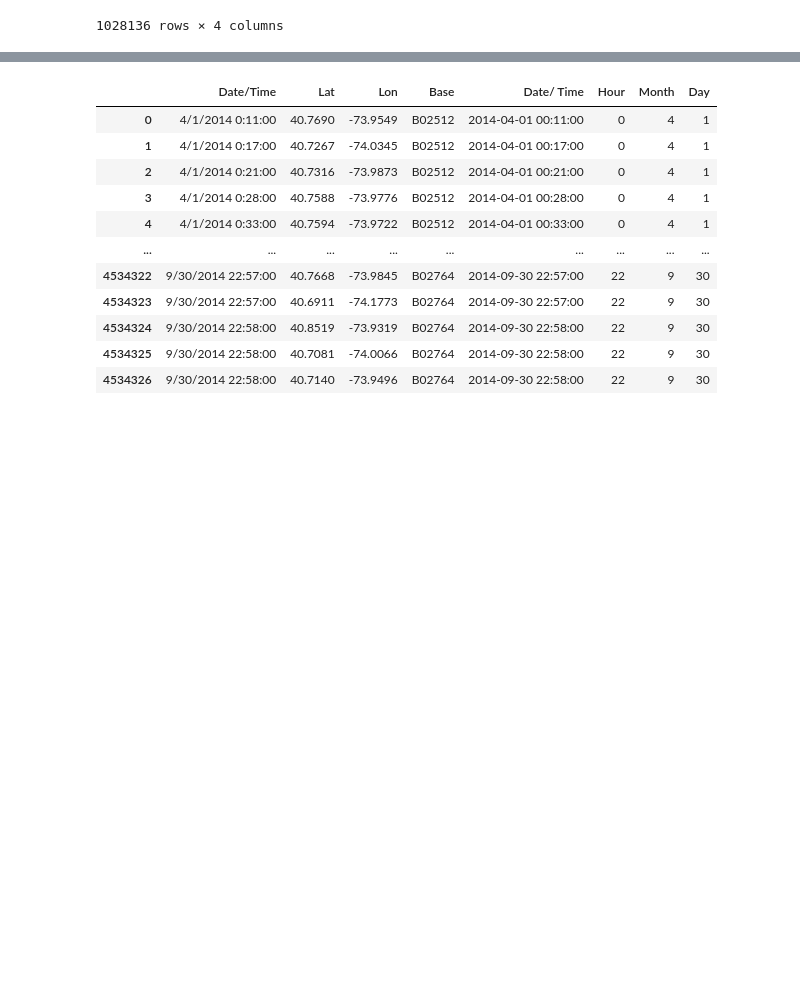
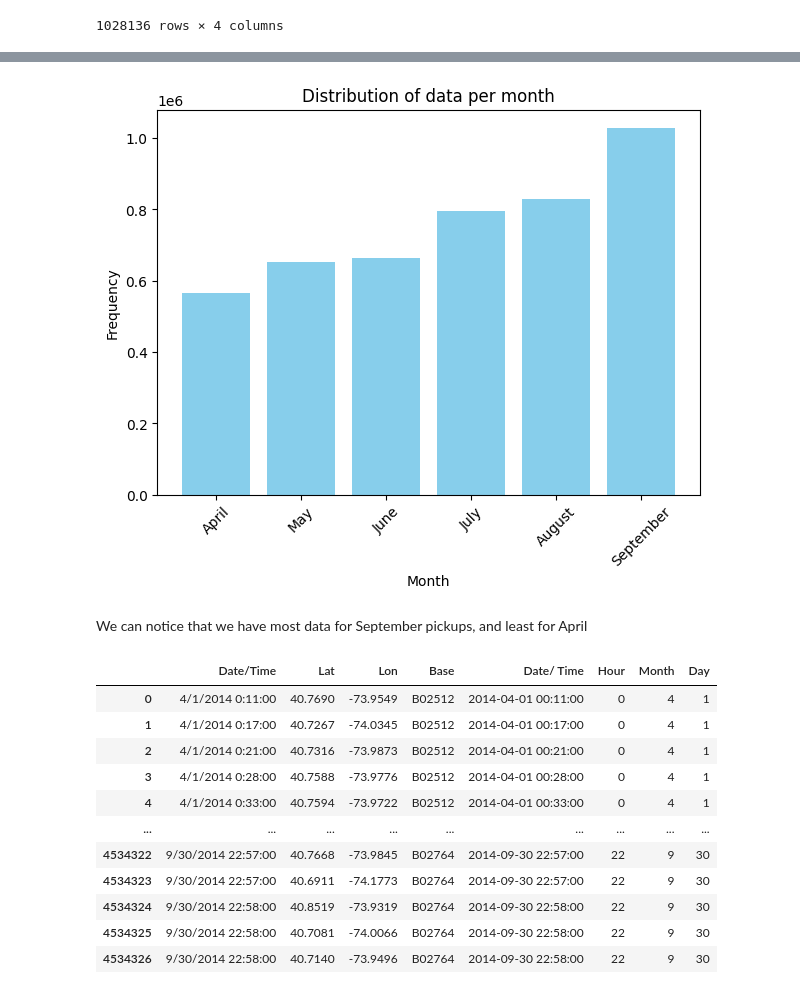
Before and after one commit to savicm5/mlProject, a Jupyter notebook: src/analysis.ipynb, the cells around one changed output, grey strips where cells are left out. Saved outputs shown, nothing was run; the diff lists cells and outputs as text; code cells hidden in the pictures; blank space fills up the shorter version.

```diff
--- a/src/analysis.ipynb
+++ b/src/analysis.ipynb
@@ -62,3 +141,4 @@ for month_data in data_list:
     month_data['Hour'] = month_data['Date/ Time'].dt.hour
     month_data['Month'] = month_data['Date/ Time'].dt.month
     month_data['Day'] = month_data['Date/ Time'].dt.day
+df_apr_sep_2014 = pd.concat(data_list,ignore_index=True)
@@ -67,3 +163,15 @@ for month_data in data_list:
+# %%
+plt.figure(figsize=(7, 5))
+plt.bar(months_data.index, months_data.values, color='skyblue')
+plt.title('Distribution of data per month')
+plt.xlabel('Month')
+plt.ylabel('Frequency')
+plt.xticks(rotation=45)
+plt.show()
+# %% [output]
+[figure, added]
+# %% [markdown]
+We can notice that we have most data for September pickups, and least for April
 # %%
 df_apr_sep_2014 = pd.concat(data_list,ignore_index=True)
 # %%
```
Also changed, not shown: parts of 32 cells of this notebook.
